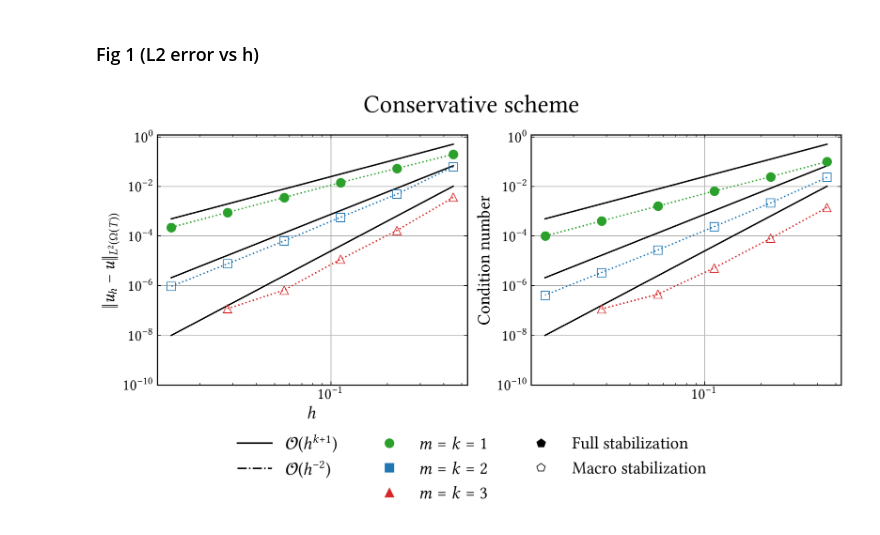
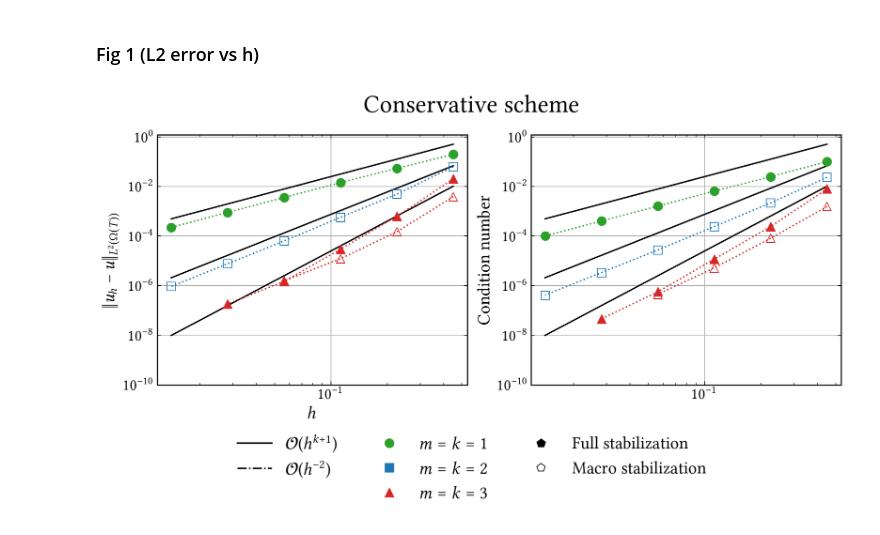
Before and after one commit to CutFEM/CutFEM-Library, a Jupyter notebook: notebook/convection_diffusion/kite.ipynb, the cells around one changed output. Cells and saved outputs as stored; diff of their text form; code cells hidden in the pictures.

```diff
--- a/notebook/convection_diffusion/kite.ipynb
+++ b/notebook/convection_diffusion/kite.ipynb
@@ -416,7 +416,6 @@ cond_conservative_P1P1_fullstab = [1.090501e+04,9.693815e+03,1.013815e+04,1.0507
 # cond_conservative_P2P2_fullstab =
 # cond_conservative_P2P2_fullstab =   # condest
 
-#! running on mac
 # N = 5 space and time, T = 0.5, tau = 0.05, delta=0.5
 error_conservative_P2P2_macro = [0.03419616289984484, 0.003762489553770874, 0.0004868519889486721, 5.907974965614777e-05, 7.754847139116535e-06, 1.002803248713876e-06]
 error_conservative_P2P2_macro_T = [0.01488988574033379, 0.001707856134411441, 0.0002177343486143799, 2.643739335060008e-05, 3.325757224965642e-06, 4.260156028806221e-07]
@@ -435,26 +434,41 @@ cond_conservative_P2P2_macro = [3.460185e+07,5.659215e+07,1.479255e+08,1.217228e
 # error_conservative_P3P3_fullstab_T =
 # cond_conservative_P3P3_fullstab =
 
+
+
+#! running on ross screen
+# T = 0.5, tau = 0.5, N=9
+error_conservative_P3P3_fullstab = [0.0201684, 0.000617533, 2.94953e-05, 1.47845e-06, 1.8241e-07]
+error_conservative_P3P3_fullstab_T = [0.00799989, 0.000240732, 1.17084e-05, 5.6436e-07, 4.53368e-08]
+
+# #! nine screen
+# # T = 0.5, tau = 0.5, N=9
+# error_conservative_P3P3_macro =
+# error_conservative_P3P3_macro_T =
+
 # # N = 9 space and time, T = 0.5, tau = 0.05
 error_conservative_P3P3_macro = [0.00362922, 0.000167539, 1.14627e-05, 6.58857e-07, 1.1733e-07]
 error_conservative_P3P3_macro_T = [0.00142823, 8.05744e-05, 5.16023e-06, 4.49995e-07, 1.13737e-07]
 #cond_conservative_P3P3_macro = # last inf
 #cond_conservative_P3P3_macro = # condest
 
-#! running on ross screen
-# T = 0.5, tau = 0.5, N=9
-# error_conservative_P3P3_fullstab =
-# error_conservative_P3P3_fullstab_T =
+#! mac terminal but with N=9 in space actually, so 81 quad points.
+# N = 9 space and time, T = 0.5, tau = 0.05
+error_conservative_P3P3_macro = [0.0038947, 0.00014826, 1.21326e-05, 1.56988e-06]
+error_conservative_P3P3_macro_T = [0.00154581, 8.10583e-05, 5.17379e-06, 4.45616e-07]
+#cond_conservative_P3P3_macro = # last inf
+#cond_conservative_P3P3_macro = # condest
+
 
 # #! running on eight screen
 # # T = 0.5, tau = 0.05, N=14, delta = 0.5
-# error_conservative_P3P3_macro =
-# error_conservative_P3P3_macro_T =
+error_conservative_P3P3_macro = [0.000147989, 1.21321e-05, 7.68122e-07, 1.74456e-07]
+error_conservative_P3P3_macro_T = [8.1025e-05, 5.09974e-06, 3.02165e-07, 3.76098e-08]
 
-# #! nine screen
-# # T = 0.5, tau = 0.5, N=9
-# error_conservative_P3P3_macro =
-# error_conservative_P3P3_macro_T =
+#! mac
+# T = 0.5, tau = 0.5, N=20, delta = 0.5
+error_conservative_P3P3_macro = [0.00552914, 0.000173776, 1.65945e-05, 7.94512e-07]
+error_conservative_P3P3_macro_T = [0.00118365, 0.000103242, 3.27351e-06, 1.73739e-07]
 
 
 #nb_active_elements =
@@ -471,11 +485,11 @@ ax1.loglog(h, 2.5e-1*np.power(h, 4), linestyle="-", color="black")
 
 ax1.loglog(h, error_conservative_P1P1_fullstab, marker='o', markersize=9, linestyle=":", color="C2")
 #ax1.loglog(h, error_conservative_P2P2_fullstab, marker='s', markersize=9, linestyle=":", color="C0")
-#ax1.loglog(h, error_conservative_P3P3_fullstab, marker='^', markersize=9, linestyle=":", color="C3")
+ax1.loglog(h[:5], error_conservative_P3P3_fullstab, marker='^', markersize=9, linestyle=":", color="C3")
 
 # ax1.loglog(h, error_conservative_P1P1_macro, marker='o', markersize=9, linestyle=":", markeredgewidth=0.8, markerfacecolor="None", color="C2")
 ax1.loglog(h, error_conservative_P2P2_macro, marker='s', markersize=9, linestyle=":", markeredgewidth=0.8, markerfacecolor="None", color="C0")
-ax1.loglog(h[:-1], error_conservative_P3P3_macro, marker='^', markersize=9,  markeredgewidth=0.8, markerfacecolor="None", linestyle=":", color="C3")
+ax1.loglog(h[:4], error_conservative_P3P3_macro, marker='^', markersize=9,  markeredgewidth=0.8, markerfacecolor="None", linestyle=":", color="C3")
 
 
 #ax1.set_ylim(1e-4, 2)
@@ -510,11 +524,11 @@ ax2.loglog(h, 2.5e-1*np.power(h, 4), linestyle="-", color="black")
 
 ax2.loglog(h, error_conservative_P1P1_fullstab_T, marker='o', markersize=9, linestyle=":", color="C2")
 #ax2.loglog(h, error_conservative_P2P2_fullstab_T, marker='s', markersize=9, linestyle=":", color="C0")
-#ax2.loglog(h, error_conservative_P3P3_fullstab_T, marker='^', markersize=9, linestyle=":", color="C3")
+ax2.loglog(h[:5], error_conservative_P3P3_fullstab_T, marker='^', markersize=9, linestyle=":", color="C3")
 
 # ax2.loglog(h, error_conservative_P1P1_macro_T, marker='o', markersize=9, linestyle=":", markeredgewidth=0.8, markerfacecolor="None", color="C2")
 ax2.loglog(h, error_conservative_P2P2_macro_T, marker='s', markersize=9, linestyle=":", markeredgewidth=0.8, markerfacecolor="None", color="C0")
-ax2.loglog(h[:-1], error_conservative_P3P3_macro_T, marker='^', markersize=9,  markeredgewidth=0.8, markerfacecolor="None", linestyle=":", color="C3")
+ax2.loglog(h[:4], error_conservative_P3P3_macro_T, marker='^', markersize=9,  markeredgewidth=0.8, markerfacecolor="None", linestyle=":", color="C3")
 
 
 # ax2.loglog(h, 6.5*np.power(h, 2), linestyle="-", color="black")
@@ -527,31 +541,31 @@ ax2.loglog(h[:-1], error_conservative_P3P3_macro_T, marker='^', markersize=9,  m
 
 # ax2.loglog(h, error_conservative_P1P1_macro_T, marker='o', markersize=9, linestyle=":", markeredgewidth=0.8, markerfacecolor="None", color="C2")
 # ax2.loglog(h, error_conservative_P2P2_macro_T, marker='s', markersize=9, linestyle=":", markeredgewidth=0.8, markerfacecolor="None", color="C0")
 # ax2.loglog(h, error_conservative_P3P3_macro_T, marker='^', markersize=9,  markeredgewidth=0.8, markerfacecolor="None", linestyle=":", color="C3")
 
 ax2.set_yticks([1e-10, 1e-8, 1e-6, 1e-4, 1e-2, 1e0])
 # ax2.set_xlabel(r"$h$")
 # ax2.tick_params(axis='both', which='major')
 # ax2.set_ylabel(r"$\|u_h-u\|_{L^2(L^2(\Omega(t)), 0, T)}$ (log)")
 # #ax2.set_title(r"Conservative scheme")
 # #ax2.legend()
 ax2.grid()
 
 # ax2.loglog(h, 5e10*np.power(h, -2), linestyle='-.', color="black")
 # ax2.loglog(h, cond_conservative_P1P1_fullstab, marker='o', markersize=9, linestyle=":", color="C2")
 # ax2.loglog(h, cond_conservative_P1P1_macro, marker='o', markersize=9,  markeredgewidth=0.8, markerfacecolor="None", linestyle=":", color="C2")
 # ax2.loglog(h, cond_conservative_P2P2_fullstab, marker='s', markersize=9, linestyle=":", color="C0")
 # ax2.loglog(h, cond_conservative_P2P2_macro, marker='s', markersize=9,  markeredgewidth=0.8, markerfacecolor="None", linestyle=":", color="C0")
 # ax2.loglog(h, cond_conservative_P3P3_fullstab, marker='^', markersize=9, linestyle=":", color="C3")
 # ax2.loglog(h, cond_conservative_P3P3_macro, marker='^', markersize=9,  markeredgewidth=0.8, markerfacecolor="None", linestyle=":", color="C3")
 ax2.set_ylabel(r"Condition number")
 
 #handles, labels = [(a + b + c) for a, b, c in zip(ax1.get_legend_handles_labels(), ax2.get_legend_handles_labels(), ax3.get_legend_handles_labels())]
 handles, labels = [(a + b) for a, b in zip(ax1.get_legend_handles_labels(), ax2.get_legend_handles_labels())]
 fig.legend(handles, labels, loc='lower center', ncols=3, bbox_to_anchor=(0.5, -0.25), fontsize=18, frameon=False)
 
 fig.tight_layout()
 fig.savefig("ex2_conservative.pdf")
 plt.show()
 # %% [output]
-[figure, old version]
+[figure, new version]
```
Also changed, not shown: 9 other files.
